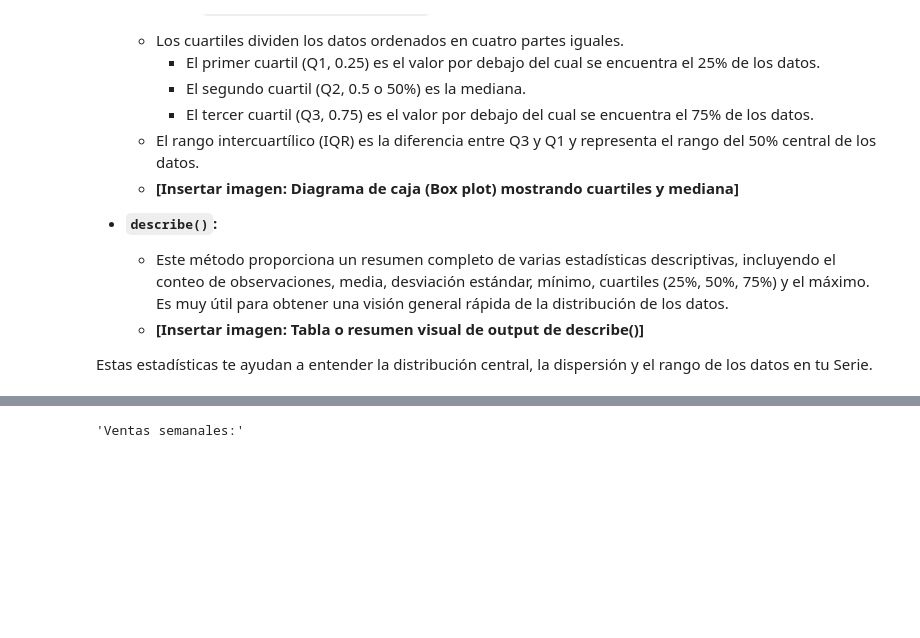
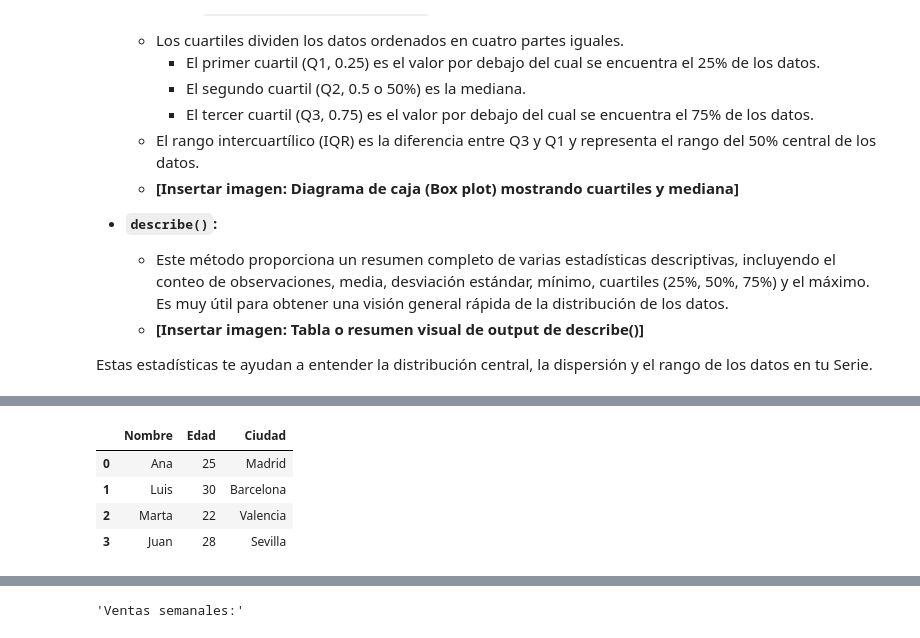
Before and after one commit to edilyrosa/Ccs-Datos-Py-Viernes, a Jupyter notebook: Untitled2.ipynb, the cells around one changed output, grey strips where cells are left out. Drawn from its saved outputs; the diff is of its cells as text; code cells hidden in the pictures; blank space fills up the shorter version.

```diff
--- a/Untitled2.ipynb
+++ b/Untitled2.ipynb
@@ -253,0 +419,18 @@ dtype: float64
+# %%
+import pandas as pd
+
+data = {
+    'Nombre': ['Ana', 'Luis', 'Marta', 'Juan'],
+    'Edad': [25, 30, 22, 28],
+    'Ciudad': ['Madrid', 'Barcelona', 'Valencia', 'Sevilla']
+}
+
+print("Desde un Dict un DataFrame:")
+df = pd.DataFrame(data)
+display(df)
+# %% [output]
+|  | Nombre | Edad | Ciudad |
+| 0 | Ana | 25 | Madrid |
+| 1 | Luis | 30 | Barcelona |
+| 2 | Marta | 22 | Valencia |
+| 3 | Juan | 28 | Sevilla |
```
Also changed, not shown: parts of 13 cells of this notebook.
